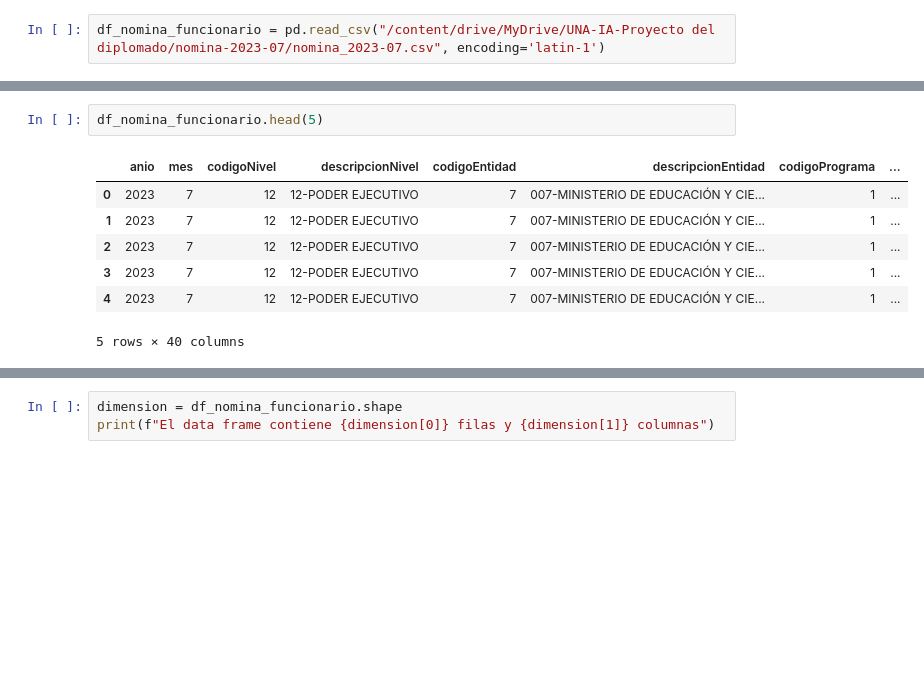
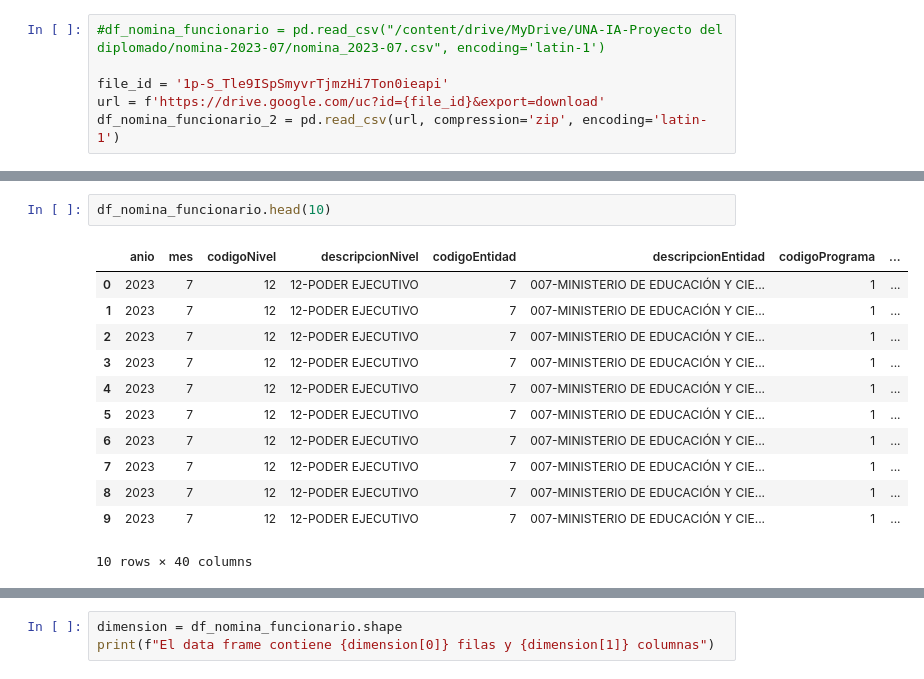
Before and after one commit to jesusoviedo/clustering_func_publico, a Jupyter notebook: IA-Clustering-Nomina-Funcionarios-07-2023.ipynb, the cells around one changed output, grey strips where cells are left out. Cells and saved outputs as stored; diff of their text form; blank space fills up the shorter version.

```diff
--- a/IA-Clustering-Nomina-Funcionarios-07-2023.ipynb
+++ b/IA-Clustering-Nomina-Funcionarios-07-2023.ipynb
@@ -11,2 +33,6 @@ import missingno as msno
 # %%
-df_nomina_funcionario = pd.read_csv("/content/drive/MyDrive/UNA-IA-Proyecto del diplomado/nomina-2023-07/nomina_2023-07.csv", encoding='latin-1')
+#df_nomina_funcionario = pd.read_csv("/content/drive/MyDrive/UNA-IA-Proyecto del diplomado/nomina-2023-07/nomina_2023-07.csv", encoding='latin-1')
+
+file_id = '1p-S_Tle9ISpSmyvrTjmzHi7Ton0ieapi'
+url = f'https://drive.google.com/uc?id={file_id}&export=download'
+df_nomina_funcionario_2 = pd.read_csv(url, compression='zip', encoding='latin-1')
@@ -15,10 +71,15 @@ df_nomina_funcionario = pd.read_csv("/content/drive/MyDrive/UNA-IA-Proyecto del
 # %%
-df_nomina_funcionario.head(5)
+df_nomina_funcionario.head(10)
 # %% [output]
 |  | anio | mes | codigoNivel | descripcionNivel | codigoEntidad | descripcionEntidad | codigoPrograma | ... |
 | 0 | 2023 | 7 | 12 | 12-PODER EJECUTIVO | 7 | 007-MINISTERIO DE EDUCACIÓN Y CIE... | 1 | ... |
 | 1 | 2023 | 7 | 12 | 12-PODER EJECUTIVO | 7 | 007-MINISTERIO DE EDUCACIÓN Y CIE... | 1 | ... |
 | 2 | 2023 | 7 | 12 | 12-PODER EJECUTIVO | 7 | 007-MINISTERIO DE EDUCACIÓN Y CIE... | 1 | ... |
 | 3 | 2023 | 7 | 12 | 12-PODER EJECUTIVO | 7 | 007-MINISTERIO DE EDUCACIÓN Y CIE... | 1 | ... |
 | 4 | 2023 | 7 | 12 | 12-PODER EJECUTIVO | 7 | 007-MINISTERIO DE EDUCACIÓN Y CIE... | 1 | ... |
+| 5 | 2023 | 7 | 12 | 12-PODER EJECUTIVO | 7 | 007-MINISTERIO DE EDUCACIÓN Y CIE... | 1 | ... |
+| 6 | 2023 | 7 | 12 | 12-PODER EJECUTIVO | 7 | 007-MINISTERIO DE EDUCACIÓN Y CIE... | 1 | ... |
+| 7 | 2023 | 7 | 12 | 12-PODER EJECUTIVO | 7 | 007-MINISTERIO DE EDUCACIÓN Y CIE... | 1 | ... |
+| 8 | 2023 | 7 | 12 | 12-PODER EJECUTIVO | 7 | 007-MINISTERIO DE EDUCACIÓN Y CIE... | 1 | ... |
+| 9 | 2023 | 7 | 12 | 12-PODER EJECUTIVO | 7 | 007-MINISTERIO DE EDUCACIÓN Y CIE... | 1 | ... |
-5 rows × 40 columns
+10 rows × 40 columns
```
Also changed, not shown: parts of 200 cells of this notebook.
